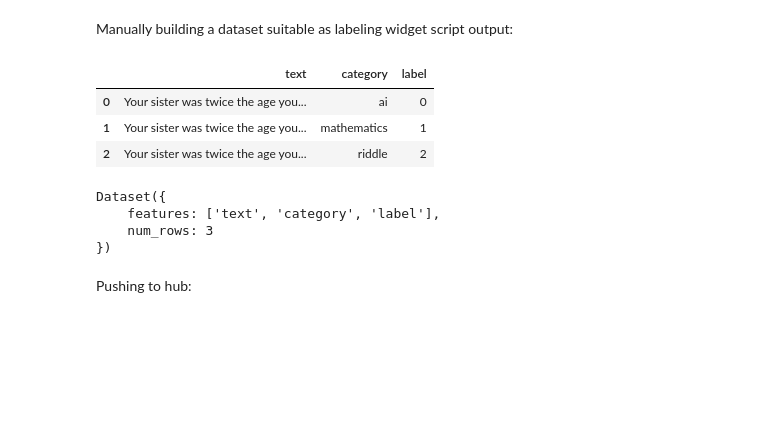
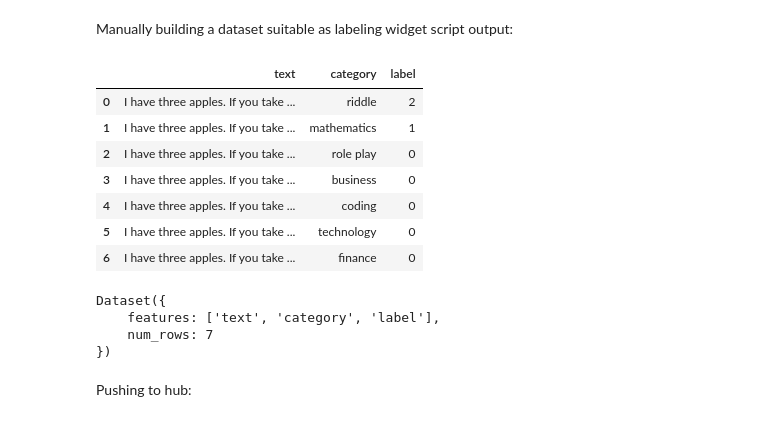
Before and after one commit to reddgr/zero-shot-text-classification, a Jupyter notebook: 01-nli-labeling-notebook.ipynb, the cells around one changed output. Drawn from its saved outputs; the diff is of its cells as text; code cells hidden in the pictures; blank space fills up the shorter version.

```diff
--- a/01-nli-labeling-notebook.ipynb
+++ b/01-nli-labeling-notebook.ipynb
@@ -486,38 +486,46 @@ Manually building a dataset suitable as labeling widget script output:
 # %%
 # Create a list of dictionaries with text, category, and label data.
 label_map = {0: "contradiction", 1: "neutral", 2: "entailment"}
-text = 'Your sister was twice the age you were when she was your age. How old is she?'
+text = "I have three apples. If you take away two from me, how many do you have?"
 dict_examples = [
-    {'text': text, 'category':'ai' , 'label': 0},
+    {'text': text, 'category':'riddle' , 'label': 2},
     {'text': text, 'category':'mathematics' , 'label': 1},
-    {'text': text, 'category':'riddle' , 'label': 2}
+    {'text': text, 'category':'role play' , 'label': 0},
+    {'text': text, 'category':'business' , 'label': 0},
+    {'text': text, 'category':'coding' , 'label': 0},
+    {'text': text, 'category':'technology' , 'label': 0},
+    {'text': text, 'category':'finance' , 'label': 0}
 ]
 
 # Create a dataframe from the list of dictionaries
 df_examples = pd.DataFrame(dict_examples)
 display(df_examples)
 new_dataset_records = Dataset.from_pandas(df_examples)
 
 def cast_label_to_classlabel(dataset, label_map):
     class_label = ClassLabel(names=[label_map[i] for i in sorted(label_map.keys())])
     # Map the 'label' feature to the new ClassLabel feature
     def map_labels(example):
         example['label'] = class_label.str2int(label_map[example['label']])
         return example
     dataset = dataset.map(map_labels)
     dataset = dataset.cast_column("label", class_label)
     return dataset
 
 new_dataset_records = cast_label_to_classlabel(new_dataset_records, label_map)
 print(new_dataset_records)
 # %% [output]
 |  | text | category | label |
-| 0 | Your sister was twice the age you... | ai | 0 |
-| 1 | Your sister was twice the age you... | mathematics | 1 |
-| 2 | Your sister was twice the age you... | riddle | 2 |
+| 0 | I have three apples. If you take ... | riddle | 2 |
+| 1 | I have three apples. If you take ... | mathematics | 1 |
+| 2 | I have three apples. If you take ... | role play | 0 |
+| 3 | I have three apples. If you take ... | business | 0 |
+| 4 | I have three apples. If you take ... | coding | 0 |
+| 5 | I have three apples. If you take ... | technology | 0 |
+| 6 | I have three apples. If you take ... | finance | 0 |
 Dataset({
     features: ['text', 'category', 'label'],
-    num_rows: 3
+    num_rows: 7
 })
 # %% [markdown]
 Pushing to hub:
```
Also changed, not shown: parts of 2 cells of this notebook, 1 other file.
